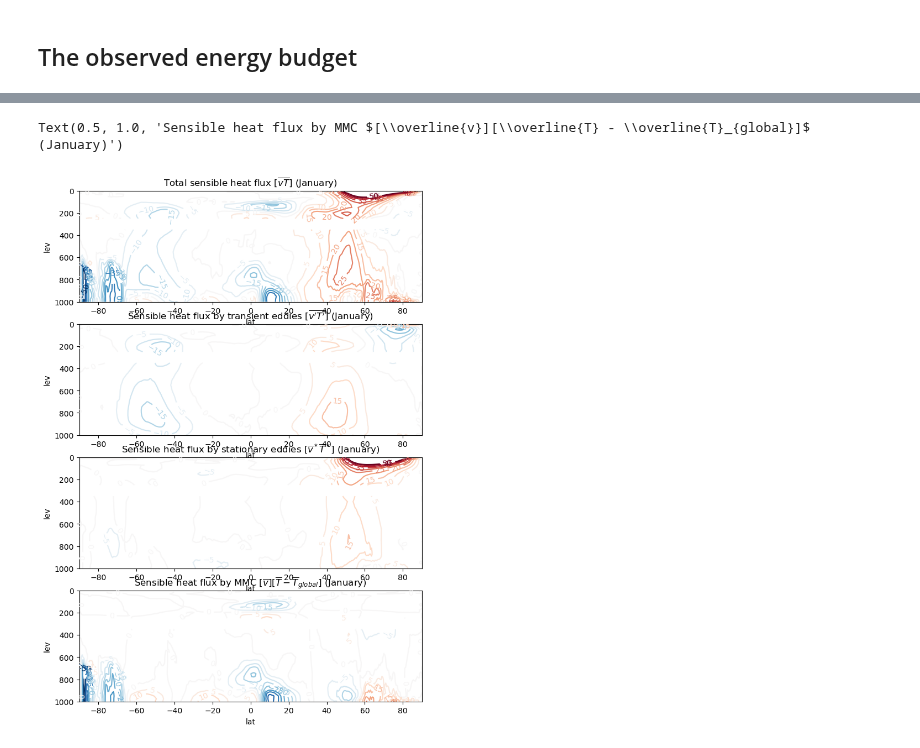
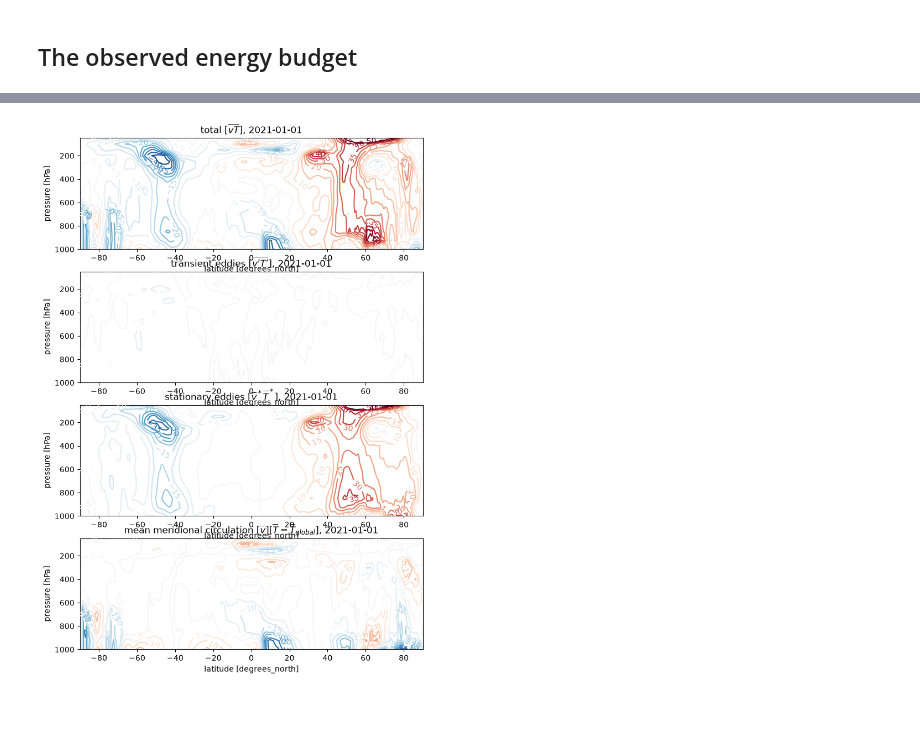
Before and after one commit to brian-rose/general-circulation, a Jupyter notebook: lectures/energy-budget.ipynb, the cells around one changed output, grey strips where cells are left out. Drawn from its saved outputs; the diff is of its cells as text; code cells hidden in the pictures; blank space fills up the shorter version.

```diff
--- a/lectures/energy-budget.ipynb
+++ b/lectures/energy-budget.ipynb
@@ -182,0 +217,3 @@ flux_list = [vT, vT_transient, vT_stationary, vT_mmc]
+# %%
+%%time
+sensible_heat_flux[r'total $[\overline{vT}]$'] = vT.compute()
@@ -182,0 +228,3 @@ flux_list = [vT, vT_transient, vT_stationary, vT_mmc]
+# %%
+%%time
+sensible_heat_flux[r'transient eddies $[\overline{v^\prime T^\prime}]$'] = vT_transient.compute()
@@ -182,0 +239,3 @@ flux_list = [vT, vT_transient, vT_stationary, vT_mmc]
+# %%
+%%time
+sensible_heat_flux[r'stationary eddies $[\overline{v}^* \overline{T}^*]$'] = vT_stationary.compute()
@@ -182,0 +245,3 @@ flux_list = [vT, vT_transient, vT_stationary, vT_mmc]
+# %%
+%%time
+sensible_heat_flux[r'mean meridional circulation $[\overline{v}][\overline{T} - \overline{T}_{global}]$'] = vT_mmc.compute()
@@ -183,20 +251,15 @@ flux_list = [vT, vT_transient, vT_stationary, vT_mmc]
 # %%
 levs = np.arange(-50,55,5)
 
 fig, axes = plt.subplots(4,1, figsize=(8,12))
 
-for num, flux in enumerate(flux_list):
-    flux_jan = flux.sel(month=1)
-    CS = flux_jan.plot.contour(ax=axes[num],
-                               yincrease=False,
-                               levels=levs,
-                                 )
+for num, flux_name in enumerate(sensible_heat_flux):
+    flux = sensible_heat_flux[flux_name]
+    CS = flux.plot.contour(ax=axes[num],
+                            yincrease=False,
+                            levels=levs,
+                          )
     axes[num].clabel(CS)
-
-axes[0].set_title('Total sensible heat flux $[\overline{vT}]$ (January)')
-axes[1].set_title('Sensible heat flux by transient eddies $[\overline{v^\prime T^\prime}]$ (January)');
-axes[2].set_title('Sensible heat flux by stationary eddies $[\overline{v}^* \overline{T}^*]$ (January)')
-axes[3].set_title('Sensible heat flux by MMC $[\overline{v}][\overline{T} - \overline{T}_{global}]$ (January)')
+    axes[num].set_title(flux_name + ', ' + interval)
 # %% [output]
-Text(0.5, 1.0, 'Sensible heat flux by MMC $[\\overline{v}][\\overline{T} - \\overline{T}_{global}]$ (January)')
-[figure, old version]
+[figure, new version]
```
Also changed, not shown: parts of 19 cells of this notebook.
